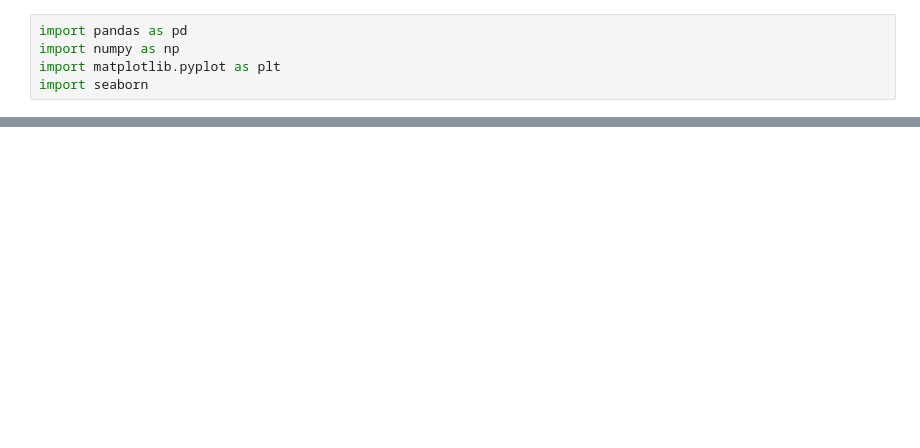
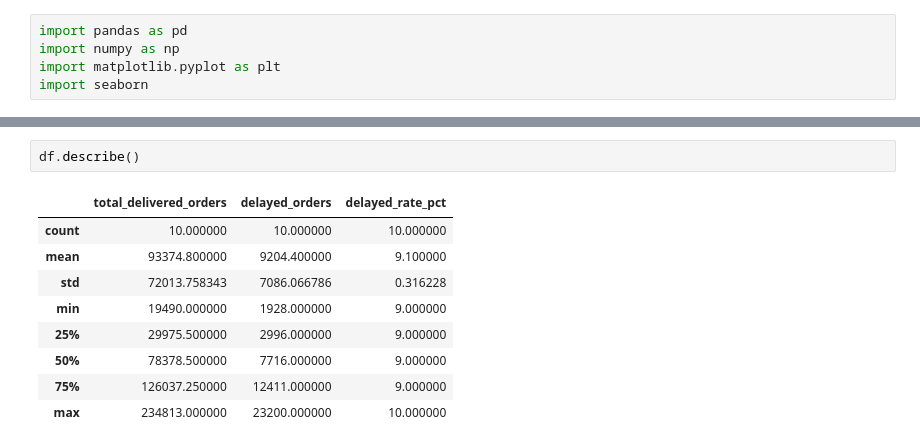
Before and after one commit to Peachalex/delivery-delay-analysis, a Jupyter notebook: python_scripts/delay_analysis_by_state.ipynb, the cells around one changed output, grey strips where cells are left out. Drawn from its saved outputs; the diff is of its cells as text; blank space fills up the shorter version.

Commit message:
modified delay analysis by state file

```diff
--- a/python_scripts/delay_analysis_by_state.ipynb
+++ b/python_scripts/delay_analysis_by_state.ipynb
@@ -50,0 +73,12 @@ else:
+# %%
+df.describe()
+# %% [output]
+|  | total_delivered_orders | delayed_orders | delayed_rate_pct |
+| count | 10.000000 | 10.000000 | 10.000000 |
+| mean | 93374.800000 | 9204.400000 | 9.100000 |
+| std | 72013.758343 | 7086.066786 | 0.316228 |
+| min | 19490.000000 | 1928.000000 | 9.000000 |
+| 25% | 29975.500000 | 2996.000000 | 9.000000 |
+| 50% | 78378.500000 | 7716.000000 | 9.000000 |
+| 75% | 126037.250000 | 12411.000000 | 9.000000 |
+| max | 234813.000000 | 23200.000000 | 10.000000 |
```
Also changed, not shown: parts of 8 cells of this notebook.
